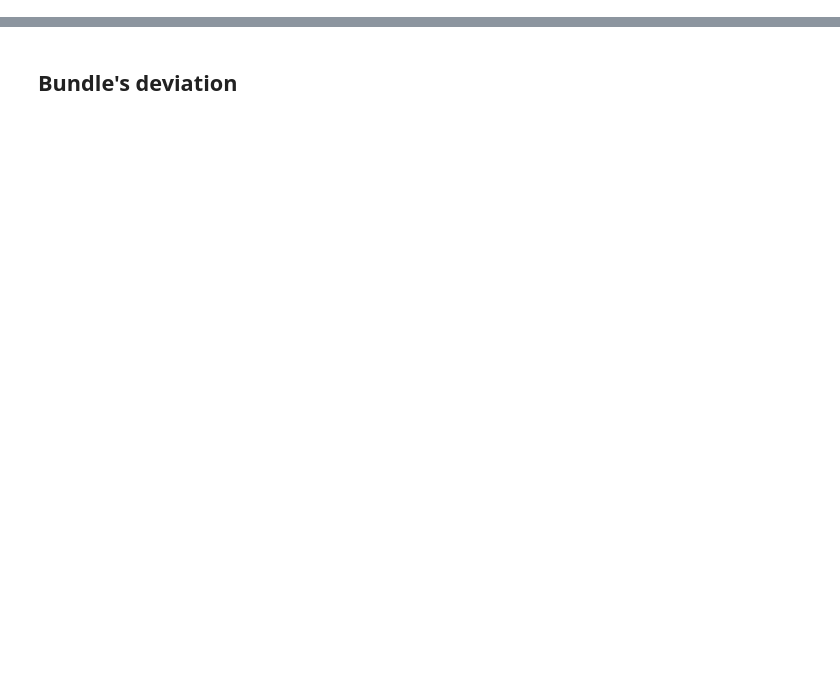
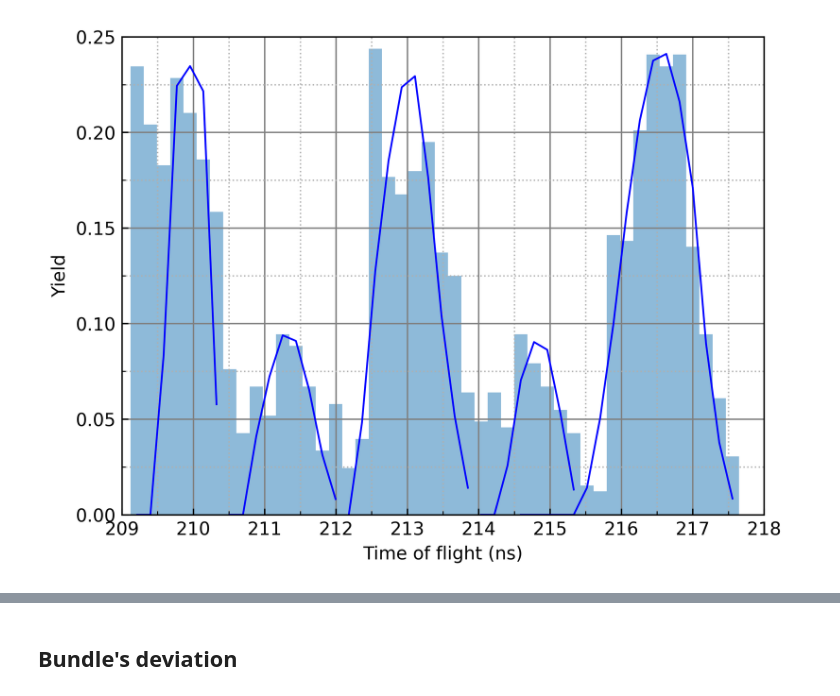
Before and after one commit to MohannadC/tof, a Jupyter notebook: smth.ipynb, the cells around one changed output, grey strips where cells are left out. Cells and saved outputs as stored; diff of their text form; code cells hidden in the pictures; blank space fills up the shorter version.

```diff
--- a/smth.ipynb
+++ b/smth.ipynb
@@ -60,0 +105,96 @@ df
+# %%
+%matplotlib inline
+import numpy as np
+import pandas as pd
+import matplotlib.pyplot as plt
+from pylab import *
+from scipy.optimize import curve_fit
+from funcs import *
+
+fig, ax = plt.subplots(dpi=600)
+
+x_start = 209
+x_end = 218
+x_interval = 1
+y_start = 0
+y_end = 0.25
+y_interval = 0.05
+decorate(ax, (x_start, x_end, x_interval), (y_start, y_end, y_interval),
+          r"Time of flight (ns)", r"Yield", set=True)
+
+data = read_file('./data/5p_no_field.txt', delimeter=None)[0]
+
+times, sigmas, widths = [], [], []
+energies = [65, 64, 63, 62, 61]
+straight_times = [209.92, 211.20, 212.55, 214.652, 216.39]
+bins = [(209.049, 210.674), (210.674, 212.299),
+        (212.299, 214.041), (214.041, 215.645), (214.595, 217.890)]
+
+interval = bins[3]
+M = 1
+delta = (interval[0] - interval[1])/M
+# 32
+# 33
+# 34
+# 35
+# 37
+# 38
+# 39
+# 40
+# 41
+# 42
+# 43
+# 45
+# 46
+# 49
+# 50
+# 51
+# 52
+# 55
+for N in range(55, 56):
+    N = 46
+    y, x, _ = plt.hist(data, N, alpha=0.5, density=True)
+    x = (x[1:] + x[:-1])/2
+    for dx in range(0, M):
+        # straight_times[3] = interval[0] + dx*delta
+        count = 0
+
+        for i, lim in enumerate(bins):
+            start, stop = get_bins(lim, x)
+            try:
+                peak_x, sig, width = approximate(x[start:stop], y[start:stop], ax,
+                                                (straight_times[i], 1, 0, 1, 1))
+                times.append(peak_x)
+                sigmas.append(sig)
+                widths.append(width)
+            except:
+                continue
+            count += 1
+
+        if count == 5:
+            print(f"{N} ")
+times, sigmas, widths = np.array(times), np.array(sigmas), np.array(widths)
+# xr = np.arange(x_start, x_end, 1)
+# params, _ = curve_fit(time_to_energy, times, energies, (0, 0, 1117))
+# print(f"Fitted parameters:\nt0 = {params[0]*1e9} ns\nE0 = {params[1]} eV\ns = {params[2]} mm")
+
+# ax2 = ax.twinx()
+# ax2.scatter(times, energies, facecolors='#FFB6C1', edgecolors='r')
+# ax2.plot(xr, time_to_energy(xr, *params), lw=1, c='red')
+# decorate(ax2, (x_start, x_end, x_interval), (60, 66, 1),
+#           r"Time of flight (ns)", r"Energy (Ev)", set=False)
+# ax2.grid(visible=False, which='both')
+# #
+# # print(len(times), len(energies), len(widths))
+d = {
+    "Energy, eV": energies[:len(times)],
+    "t, ns": times,
+    "dt, ns": widths+1,
+    "dt/t, %": (widths+1)/times*100,
+    # "dE/E, %": widths/times*200,
+    # "dE, eV": widths/times*energies,
+    # "Sigma, ns": sigmas,
+}
+df = pd.DataFrame(data=d)
+df
+# %% [output]
@@ -61 +208,2 @@ df
+[figure, added]
 # %% [markdown]
```
Also changed, not shown: parts of 11 cells of this notebook, 29 other files.
